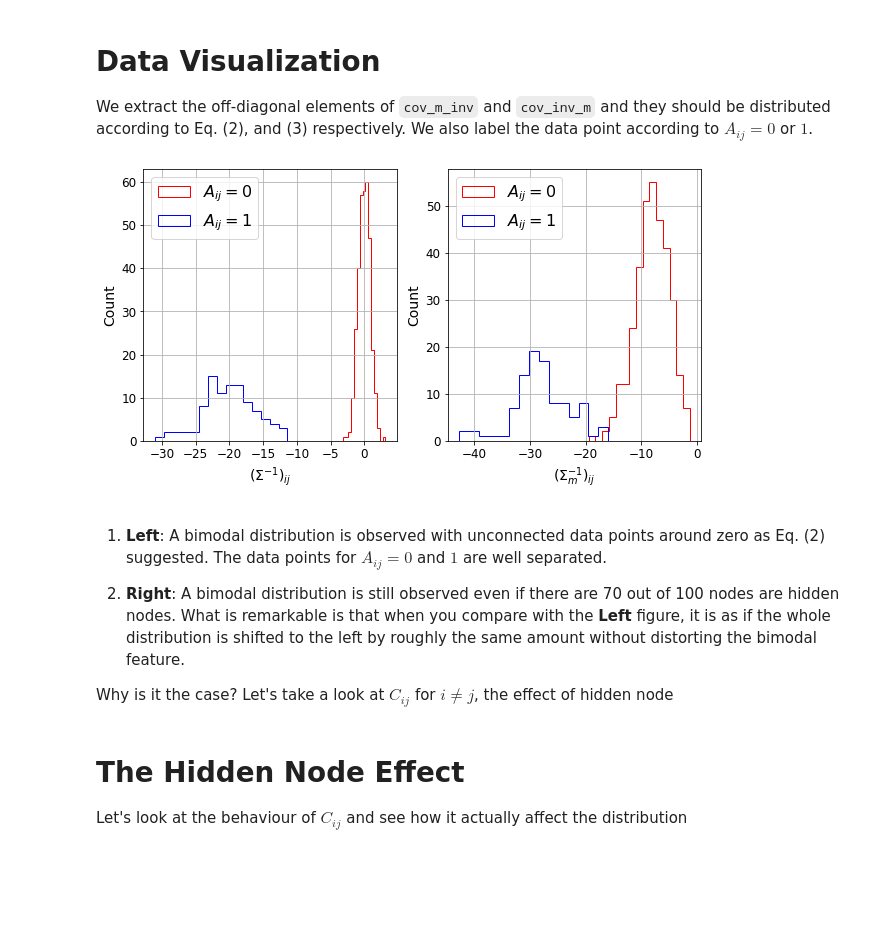
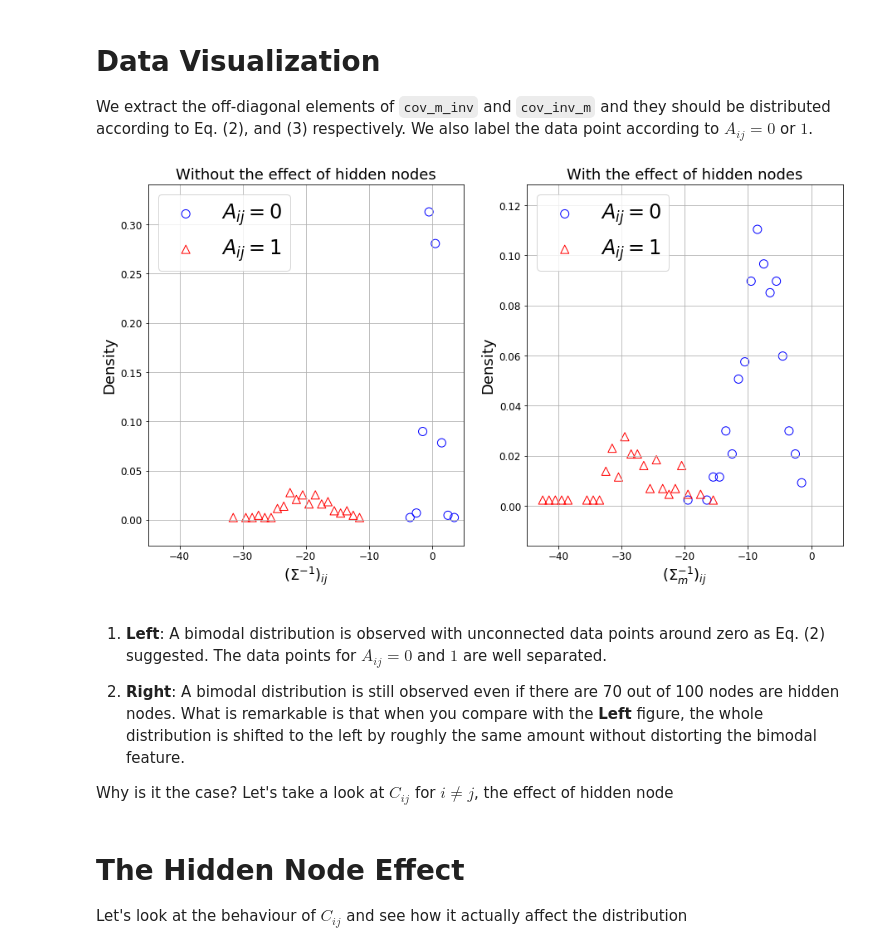
Before and after one commit to newTypeGeek/Network-Reconstruction, a Jupyter notebook: Demo.ipynb, the cells around one changed output. Cells and saved outputs as stored; diff of their text form; code cells hidden in the pictures; blank space fills up the shorter version.

Commit message:
Improve histogram plots

```diff
--- a/Demo.ipynb
+++ b/Demo.ipynb
@@ -226,3 +224,14 @@ conn_nohidden = data_nohidden[W_m_off != 0]
 
 ucon_hidden = data_hidden[W_m_off == 0]
 conn_hidden = data_hidden[W_m_off != 0]
+# %%
+# Get the number of count in the histogram
+num_bin = 50
+bin_lims = np.linspace(-45, 5, num_bin+1)
+bin_centre = 0.5*(bin_lims[:-1]+bin_lims[1:])
+
+ucon_nohidden_count, _ = np.histogram(ucon_nohidden, bins=bin_lims)
+conn_nohidden_count, _ = np.histogram(conn_nohidden, bins=bin_lims)
+
+ucon_hidden_count, _ = np.histogram(ucon_hidden, bins=bin_lims)
+conn_hidden_count, _ = np.histogram(conn_hidden, bins=bin_lims)
@@ -229,36 +259,36 @@ conn_hidden = data_hidden[W_m_off != 0]
 # %%
-# Histogram plot
-plt.figure(figsize=(10, 5))
+# Plot the distribution
+plt.figure(figsize=(15, 8))
 plt.subplot(1, 2, 1)
-plt.hist(ucon_nohidden, bins=15, color='r', histtype='step', label=r"$A_{ij} = 0$")
-plt.hist(conn_nohidden, bins=15, color='b', histtype='step', label=r"$A_{ij} = 1$")
-plt.legend(fontsize=16)
-plt.xlabel(r"$(\Sigma^{-1})_{ij}$", fontsize=14)
-plt.ylabel("Count", fontsize=14)
+plt.scatter(ucon_nohidden_bin_centre, ucon_nohidden_dens, s=100, color='blue', marker='o', facecolor='None')
+plt.scatter(conn_nohidden_bin_centre, conn_nohidden_dens, s=100, color='red', marker='^', facecolor='None')
+plt.legend([r'$A_{ij} = 0$', r'$A_{ij} = 1$'], fontsize=24)
+plt.xlim(-45, 5)
+plt.xlabel(r'$(\Sigma^{-1})_{ij}$', fontsize=18)
+plt.ylabel('Density', fontsize=18)
+plt.title('Without the effect of hidden nodes', fontsize=18)
 plt.xticks(fontsize=12)
 plt.yticks(fontsize=12)
 plt.grid(True)
 
 
-
 plt.subplot(1, 2, 2)
-plt.hist(ucon_hidden, bins=15, color='r', histtype='step', label=r"$A_{ij} = 0$")
-plt.hist(conn_hidden, bins=15, color='b', histtype='step', label=r"$A_{ij} = 1$")
-plt.legend(fontsize=16)
-plt.xlabel(r"$(\Sigma_{m}^{-1})_{ij}$", fontsize=14)
-plt.ylabel("Count", fontsize=14)
+plt.scatter(ucon_hidden_bin_centre, ucon_hidden_dens, s=100, color='blue', marker='o', facecolor='None')
+plt.scatter(conn_hidden_bin_centre, conn_hidden_dens, s=100, color='red', marker='^', facecolor='None')
+plt.legend([r'$A_{ij} = 0$', r'$A_{ij} = 1$'], fontsize=24)
+plt.xlim(-45, 5)
+plt.xlabel(r'$(\Sigma_{m}^{-1})_{ij}$', fontsize=18)
+plt.ylabel('Density', fontsize=18)
+plt.title('With the effect of hidden nodes', fontsize=18)
 plt.xticks(fontsize=12)
 plt.yticks(fontsize=12)
 plt.grid(True)
-
-
-plt.show()
 # %% [output]
-[figure, old version]
+[figure, new version]
 # %% [markdown]
 1. **Left**: A bimodal distribution is observed with unconnected data points around zero as Eq. (2) suggested. The data points for $A_{ij} = 0$ and $1$ are well separated.
 
-2. **Right**: A bimodal distribution is still observed even if there are 70 out of 100 nodes are hidden nodes. What is remarkable is that when you compare with the **Left** figure, it is as if the whole distribution is shifted to the left by roughly the same amount without distorting the bimodal feature.
+2. **Right**: A bimodal distribution is still observed even if there are 70 out of 100 nodes are hidden nodes. What is remarkable is that when you compare with the **Left** figure, the whole distribution is shifted to the left by roughly the same amount without distorting the bimodal feature.
 
 Why is it the case? Let's take a look at $C_{ij}$ for $i \neq j$, the effect of hidden node
 # %% [markdown]
```
Also changed, not shown: parts of 6 cells of this notebook.
